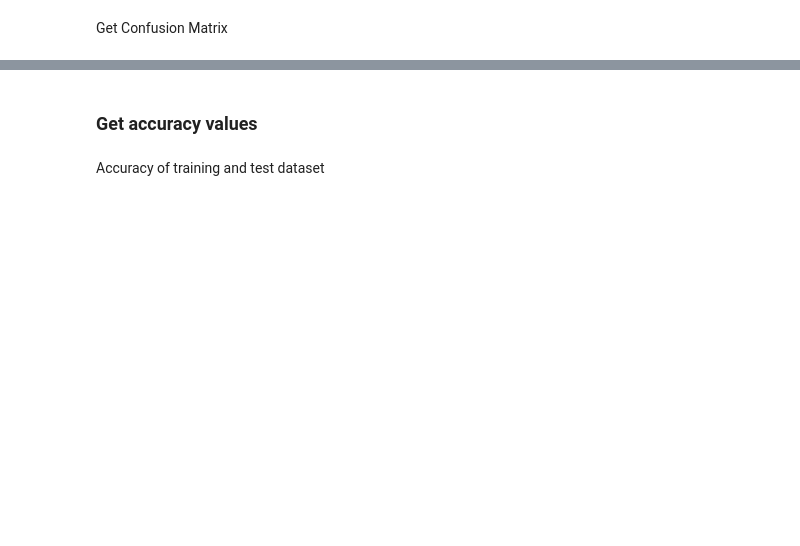
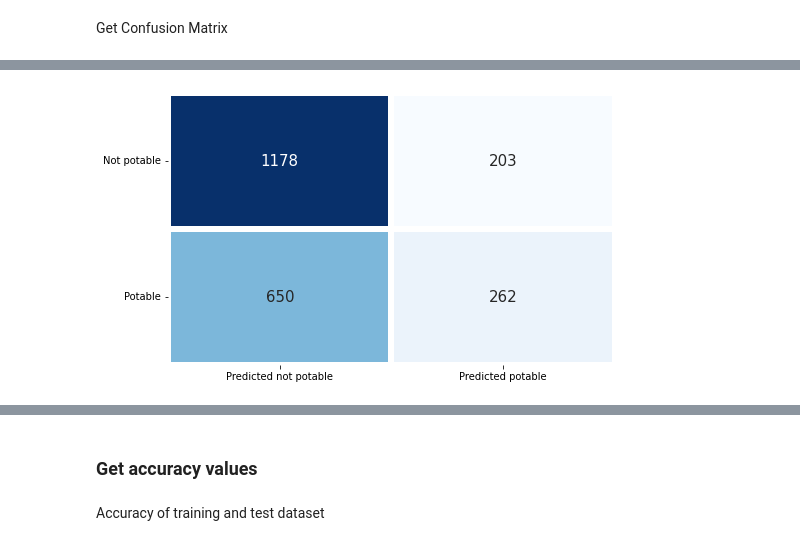
Before and after one commit to JayawardanaJTH/ML_Assignment2_IT18257182_IT18217100_IT18216974, a Jupyter notebook: Water_Quality_Decision_Tree.ipynb, the cells around one changed output, grey strips where cells are left out. Saved outputs shown, nothing was run; the diff lists cells and outputs as text; code cells hidden in the pictures; blank space fills up the shorter version.

```diff
--- a/Water_Quality_Decision_Tree.ipynb
+++ b/Water_Quality_Decision_Tree.ipynb
@@ -243,3 +370,12 @@ print(confusion_matrix(y_val, y_val_pred))
+# %%
+dtc_cm = confusion_matrix(y_train, y_train_pred)
+plt.figure(figsize = (8, 5))
+sns.heatmap(dtc_cm, cmap = 'Blues', annot = True, fmt = 'd', linewidths = 5, cbar = False, annot_kws = {'fontsize': 15},
+            yticklabels = ['Not potable', 'Potable'], xticklabels = ['Predicted not potable', 'Predicted potable'])
+plt.yticks(rotation = 0)
+plt.show()
+# %% [output]
+[figure, added]
 # %%
 dtc_cm = confusion_matrix(y_val, y_val_pred)
 plt.figure(figsize = (8, 5))
```
Also changed, not shown: parts of 41 cells of this notebook.
